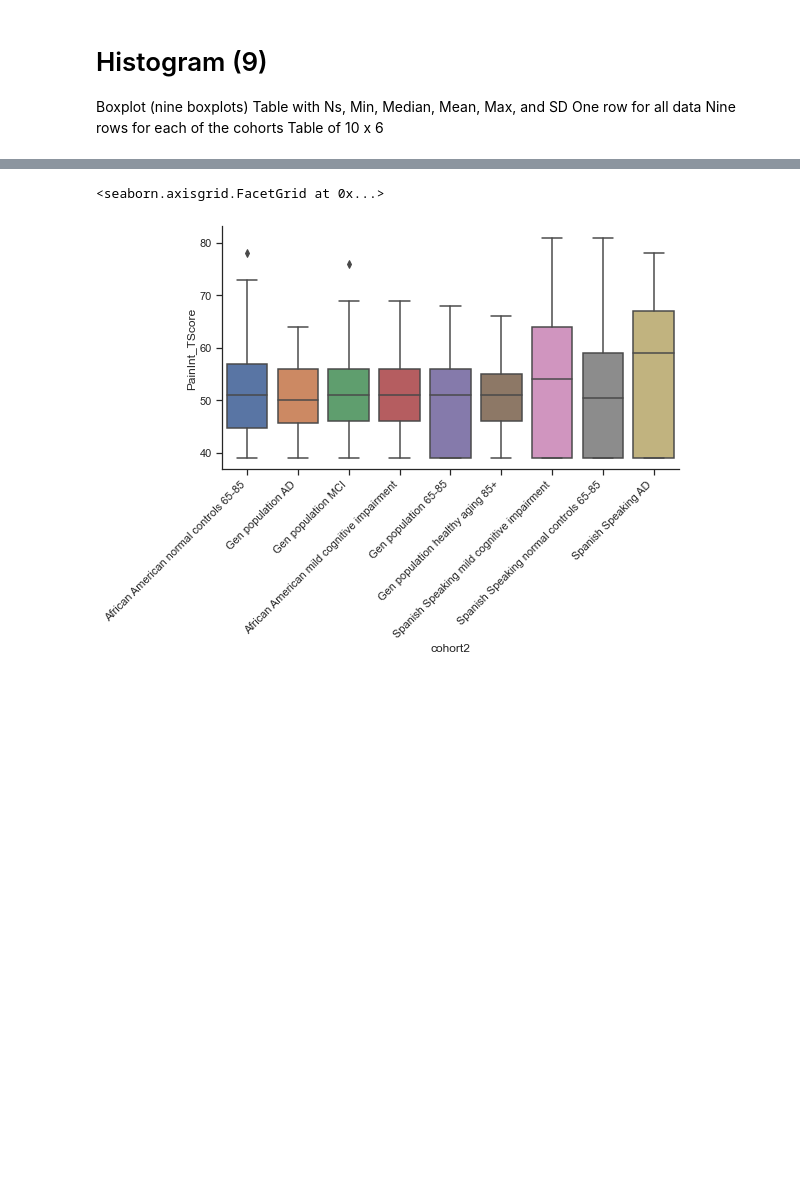
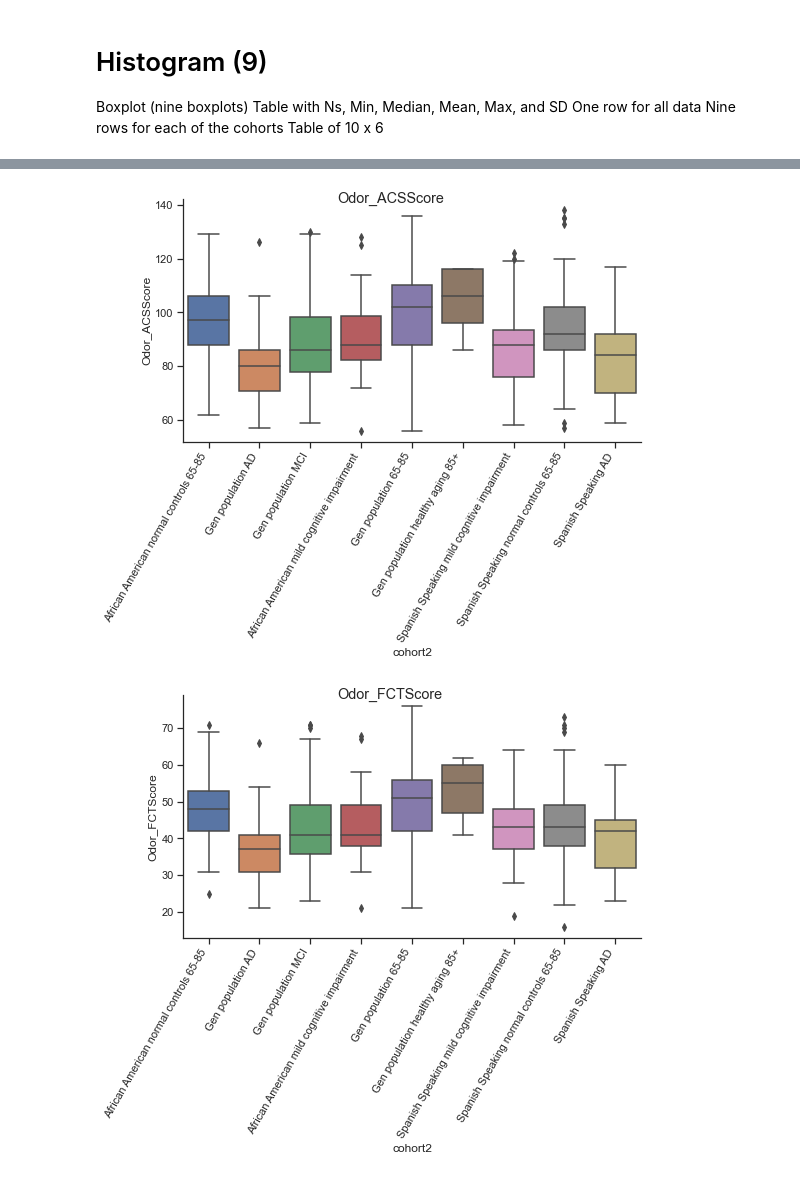
Before and after one commit to tianchu-shu/NWMSS, a Jupyter notebook: ARMADA_Baseline.ipynb, the cells around one changed output, grey strips where cells are left out. Drawn from its saved outputs; the diff is of its cells as text; code cells hidden in the pictures; blank space fills up the shorter version.

Commit message:
plots and tables

```diff
--- a/ARMADA_Baseline.ipynb
+++ b/ARMADA_Baseline.ipynb
@@ -343,8 +343,11 @@ Table of 10 x 6
 import matplotlib.pyplot as plt
 import seaborn as sns
 
-sns.set()
-plt.figure(figsize=(8, 6))
-g = sns.FacetGrid(armada, col="cohort2" ,hue="cohort2",size=4, aspect=1,col_wrap=3)
-g.map(sns.histplot, "PainInt_TScore")
+for var in Odor:
+    sns.set()
+    plt.figure(figsize=(8, 6))
+    g = sns.FacetGrid(armada, col="cohort2" ,hue="cohort2",size=4, aspect=1,col_wrap=3)
+    g.fig.suptitle(var)
+    g.map(sns.histplot, var)
+    plt.savefig(str(var)+'_hist.png')
 # %% [output]
@@ -354,8 +362,13 @@ g.map(sns.histplot, "PainInt_TScore")
 # %%
 sns.set_style('ticks')
+for var in Odor:
+    g = sns.factorplot('cohort2', var,  data=armada, kind="box",  size=4, aspect=2)
+    g.fig.suptitle(var)
 
-g = sns.factorplot('cohort2', 'PainInt_TScore',  data=armada, kind="box",  size=4, aspect=2)
-g.set_xticklabels(chart.get_xticklabels(), rotation=45, horizontalalignment='right')
+    for axes in g.axes.flat:
+        _ = axes.set_xticklabels(axes.get_xticklabels(), rotation=60, horizontalalignment='right')
+
+    plt.savefig(str(var)+'_boxplot.png')
 # %% [output]
-<seaborn.axisgrid.FacetGrid at 0x...>
-[figure, old version]
+[figure, new version]
+[figure, added]
```
Also changed, not shown: parts of 8 cells of this notebook.
